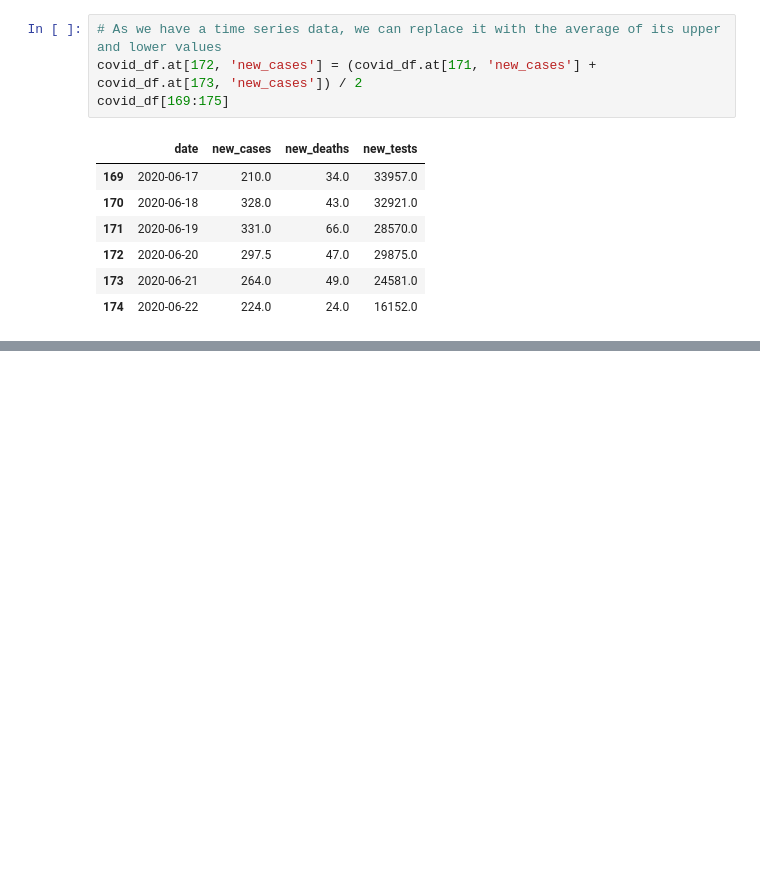
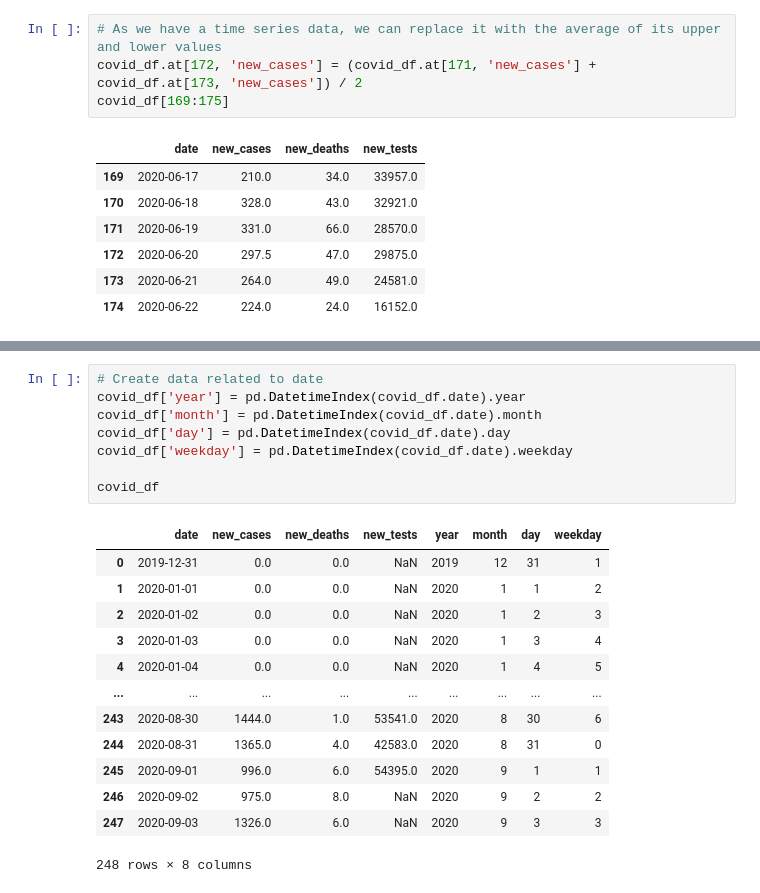
Before and after one commit to tavish7/Covid-Analysis, a Jupyter notebook: covid_analysis.ipynb, the cells around one changed output, grey strips where cells are left out. Saved outputs shown, nothing was run; the diff lists cells and outputs as text; blank space fills up the shorter version.

```diff
--- a/covid_analysis.ipynb
+++ b/covid_analysis.ipynb
@@ -290,0 +309,22 @@ covid_df[169:175]
+# %%
+# Create data related to date
+covid_df['year'] = pd.DatetimeIndex(covid_df.date).year
+covid_df['month'] = pd.DatetimeIndex(covid_df.date).month
+covid_df['day'] = pd.DatetimeIndex(covid_df.date).day
+covid_df['weekday'] = pd.DatetimeIndex(covid_df.date).weekday
+
+covid_df
+# %% [output]
+|  | date | new_cases | new_deaths | new_tests | year | month | day | weekday |
+| 0 | 2019-12-31 | 0.0 | 0.0 | NaN | 2019 | 12 | 31 | 1 |
+| 1 | 2020-01-01 | 0.0 | 0.0 | NaN | 2020 | 1 | 1 | 2 |
+| 2 | 2020-01-02 | 0.0 | 0.0 | NaN | 2020 | 1 | 2 | 3 |
+| 3 | 2020-01-03 | 0.0 | 0.0 | NaN | 2020 | 1 | 3 | 4 |
+| 4 | 2020-01-04 | 0.0 | 0.0 | NaN | 2020 | 1 | 4 | 5 |
+| ... | ... | ... | ... | ... | ... | ... | ... | ... |
+| 243 | 2020-08-30 | 1444.0 | 1.0 | 53541.0 | 2020 | 8 | 30 | 6 |
+| 244 | 2020-08-31 | 1365.0 | 4.0 | 42583.0 | 2020 | 8 | 31 | 0 |
+| 245 | 2020-09-01 | 996.0 | 6.0 | 54395.0 | 2020 | 9 | 1 | 1 |
+| 246 | 2020-09-02 | 975.0 | 8.0 | NaN | 2020 | 9 | 2 | 2 |
+| 247 | 2020-09-03 | 1326.0 | 6.0 | NaN | 2020 | 9 | 3 | 3 |
+248 rows × 8 columns
```
Also changed, not shown: parts of 8 cells of this notebook.
